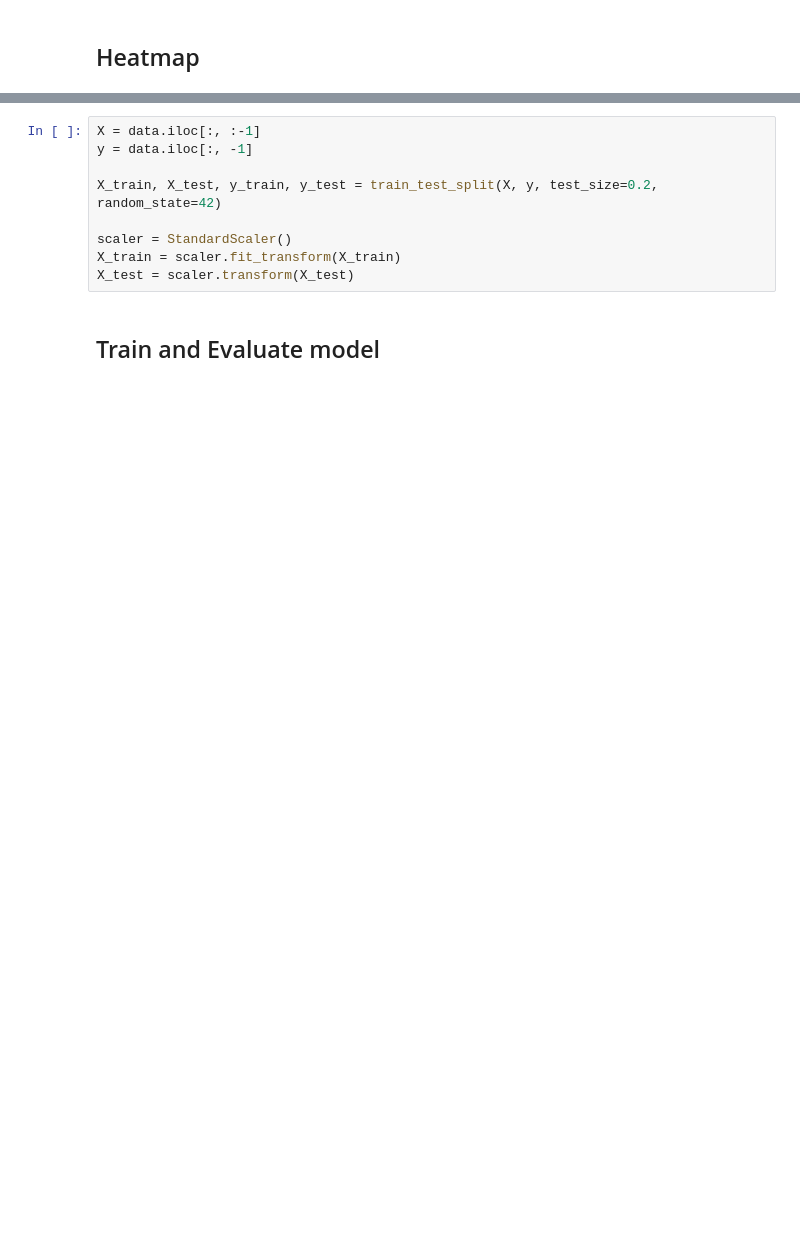
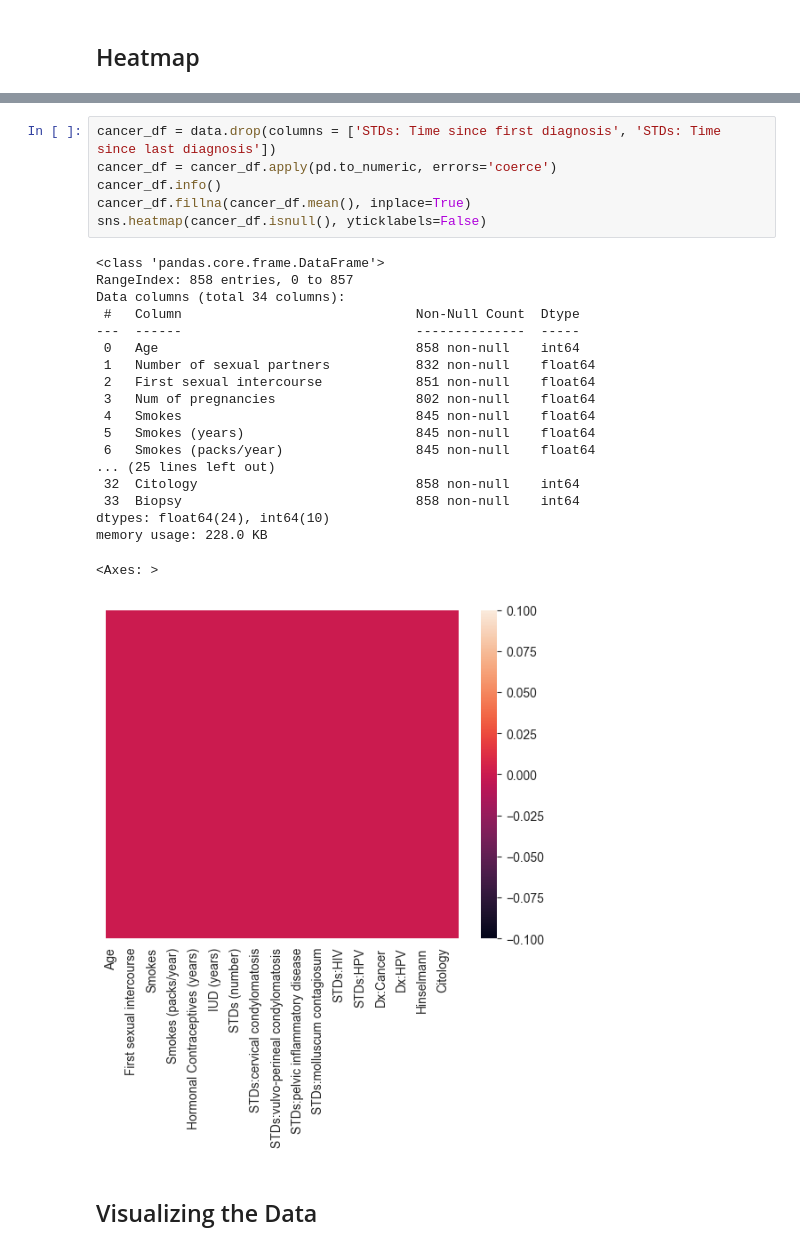
Before and after one commit to Vamonosraza/cancerRisk, a Jupyter notebook: cleaning.ipynb, the cells around one changed output, grey strips where cells are left out. Cells and saved outputs as stored; diff of their text form; blank space fills up the shorter version.

Commit message:
test this working file

```diff
--- a/cleaning.ipynb
+++ b/cleaning.ipynb
@@ -29,12 +40,29 @@ plt.show()
 # %%
-X = data.iloc[:, :-1]
-y = data.iloc[:, -1]
-
-X_train, X_test, y_train, y_test = train_test_split(X, y, test_size=0.2, random_state=42)
-
-scaler = StandardScaler()
-X_train = scaler.fit_transform(X_train)
-X_test = scaler.transform(X_test)
+cancer_df = data.drop(columns = ['STDs: Time since first diagnosis', 'STDs: Time since last diagnosis'])
+cancer_df = cancer_df.apply(pd.to_numeric, errors='coerce')
+cancer_df.info()
+cancer_df.fillna(cancer_df.mean(), inplace=True)
+sns.heatmap(cancer_df.isnull(), yticklabels=False)
+# %% [output]
+<class 'pandas.core.frame.DataFrame'>
+RangeIndex: 858 entries, 0 to 857
+Data columns (total 34 columns):
+ #   Column                              Non-Null Count  Dtype
+---  ------                              --------------  -----
+ 0   Age                                 858 non-null    int64
+ 1   Number of sexual partners           832 non-null    float64
+ 2   First sexual intercourse            851 non-null    float64
+ 3   Num of pregnancies                  802 non-null    float64
+ 4   Smokes                              845 non-null    float64
+ 5   Smokes (years)                      845 non-null    float64
+ 6   Smokes (packs/year)                 845 non-null    float64
+... (25 lines left out)
+ 32  Citology                            858 non-null    int64
+ 33  Biopsy                              858 non-null    int64
+dtypes: float64(24), int64(10)
+memory usage: 228.0 KB
+<Axes: >
+[figure, added]
 # %% [markdown]
-## Train and Evaluate model
+## Visualizing the Data
 # %%
```
Also changed, not shown: parts of 13 cells of this notebook.
